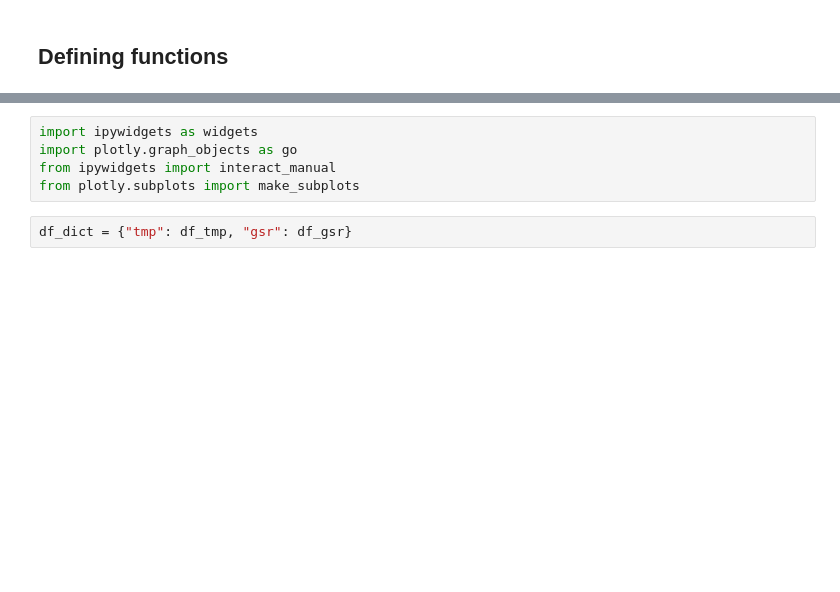
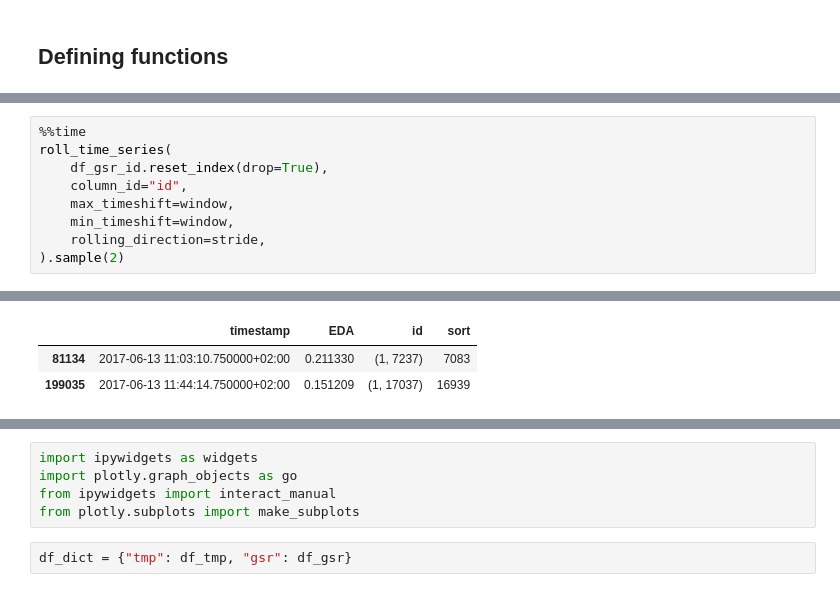
Before and after one commit to predict-idlab/tsflex, a Jupyter notebook: example.ipynb, the cells around one changed output, grey strips where cells are left out. Drawn from its saved outputs; the diff is of its cells as text; blank space fills up the shorter version.

```diff
--- a/example.ipynb
+++ b/example.ipynb
@@ -277,0 +377,10 @@ feature_extraction = FeatureCollection(feature_desc_list=[gsr_feat_extr, tmp_fea
+# %%
+%%time
+roll_time_series(
+    df_gsr_id.reset_index(drop=True),
+    column_id="id",
+    max_timeshift=window,
+    min_timeshift=window,
+    rolling_direction=stride,
+).sample(2)
+# %% [output]
@@ -277,0 +389,3 @@ feature_extraction = FeatureCollection(feature_desc_list=[gsr_feat_extr, tmp_fea
+|  | timestamp | EDA | id | sort |
+| 81134 | 2017-06-13 11:03:10.750000+02:00 | 0.211330 | (1, 7237) | 7083 |
+| 199035 | 2017-06-13 11:44:14.750000+02:00 | 0.151209 | (1, 17037) | 16939 |
```
Also changed, not shown: parts of 89 cells of this notebook, 3 other files.
